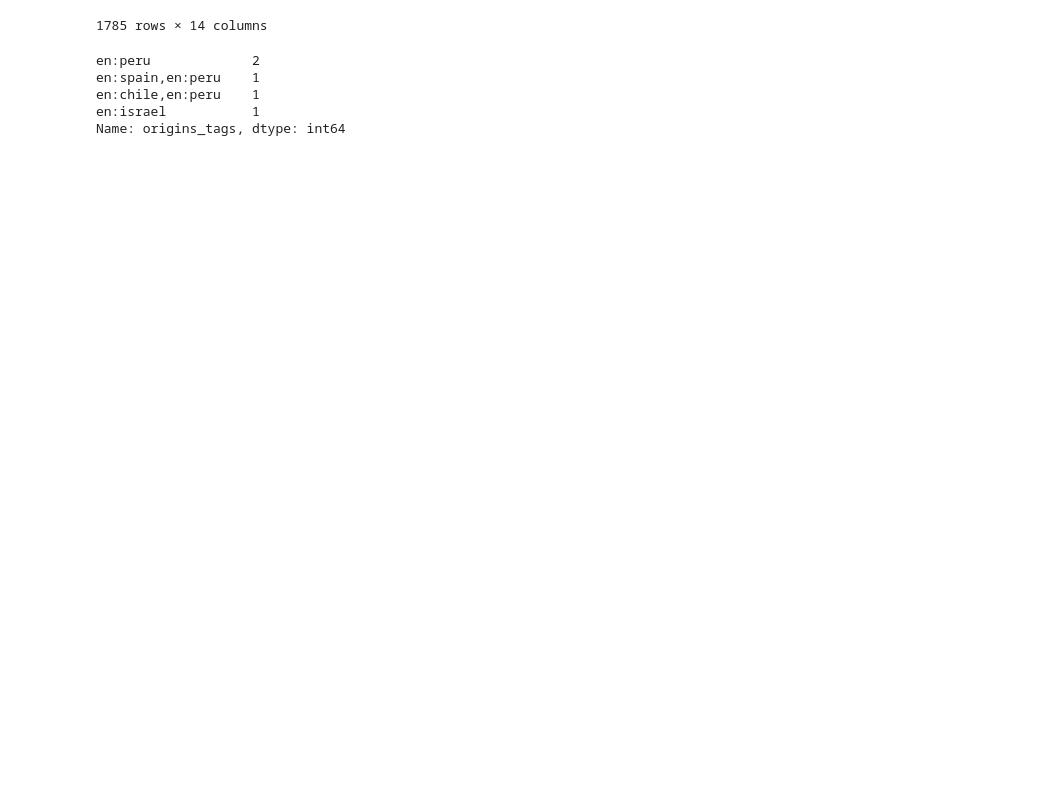
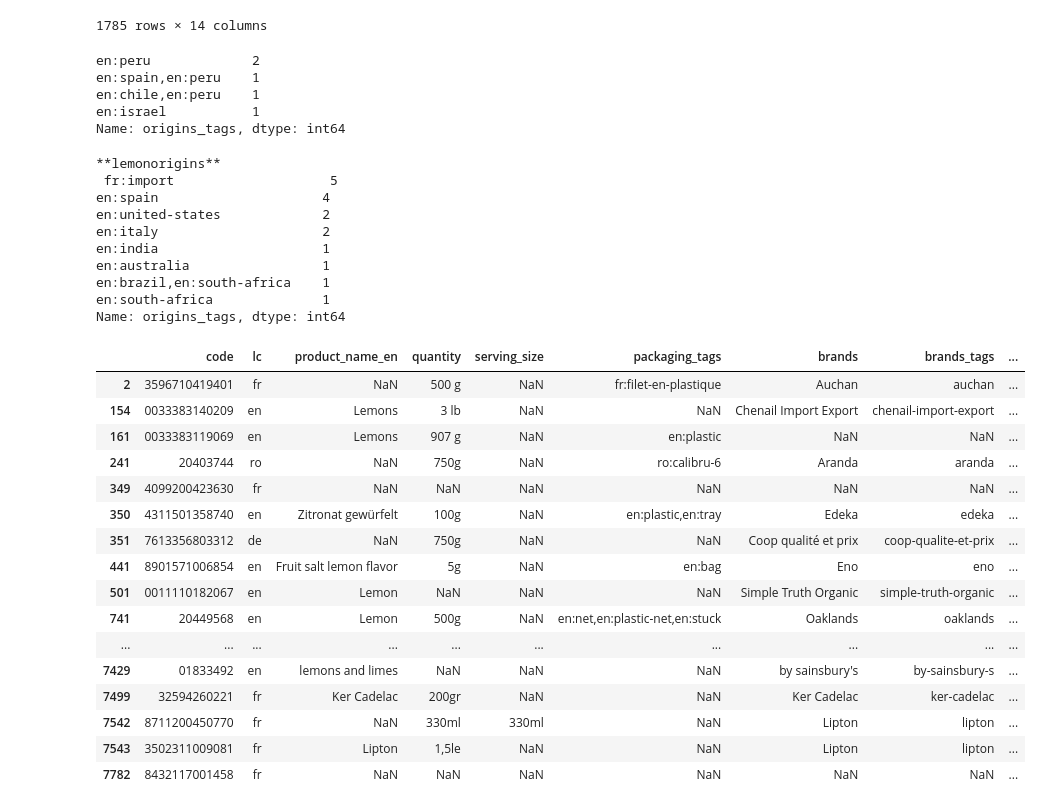
Before and after one commit to JeremyTallant/avocado_toast, a Jupyter notebook: supply_chain.ipynb, the cells around one changed output. Saved outputs shown, nothing was run; the diff lists cells and outputs as text; code cells hidden in the pictures; blank space fills up the shorter version.

Commit message:
read in lemon.csv file with function

```diff
--- a/supply_chain.ipynb
+++ b/supply_chain.ipynb
@@ -71,3 +71,34 @@ def read_and_filter_data(filepath, relevant_categories):
     df = df[df['categories_list'].apply(lambda x: any([i for i in x if i in relevant_categories]))]
     print(f'**{filepath[:-4]}origins**','\n', df['origins_tags'].value_counts(),'\n')
     return df
+# %%
+# Call function on lemon.csv
+read_and_filter_data('lemon.csv', relevant_categories)
+# %% [output]
+**lemonorigins**
+ fr:import                    5
+en:spain                     4
+en:united-states             2
+en:italy                     2
+en:india                     1
+en:australia                 1
+en:brazil,en:south-africa    1
+en:south-africa              1
+Name: origins_tags, dtype: int64
+|  | code | lc | product_name_en | quantity | serving_size | packaging_tags | brands | brands_tags | ... |
+| 2 | 3596710419401 | fr | NaN | 500 g | NaN | fr:filet-en-plastique | Auchan | auchan | ... |
+| 154 | 0033383140209 | en | Lemons | 3 lb | NaN | NaN | Chenail Import Export | chenail-import-export | ... |
+| 161 | 0033383119069 | en | Lemons | 907 g | NaN | en:plastic | NaN | NaN | ... |
+| 241 | 20403744 | ro | NaN | 750g | NaN | ro:calibru-6 | Aranda | aranda | ... |
+| 349 | 4099200423630 | fr | NaN | NaN | NaN | NaN | NaN | NaN | ... |
+| 350 | 4311501358740 | en | Zitronat gewürfelt | 100g | NaN | en:plastic,en:tray | Edeka | edeka | ... |
+| 351 | 7613356803312 | de | NaN | 750g | NaN | NaN | Coop qualité et prix | coop-qualite-et-prix | ... |
+| 441 | 8901571006854 | en | Fruit salt lemon flavor | 5g | NaN | en:bag | Eno | eno | ... |
+| 501 | 0011110182067 | en | Lemon | NaN | NaN | NaN | Simple Truth Organic | simple-truth-organic | ... |
+| 741 | 20449568 | en | Lemon | 500g | NaN | en:net,en:plastic-net,en:stuck | Oaklands | oaklands | ... |
+| ... | ... | ... | ... | ... | ... | ... | ... | ... | ... |
+| 7429 | 01833492 | en | lemons and limes | NaN | NaN | NaN | by sainsbury's | by-sainsbury-s | ... |
+| 7499 | 32594260221 | fr | Ker Cadelac | 200gr | NaN | NaN | Ker Cadelac | ker-cadelac | ... |
+| 7542 | 8711200450770 | fr | NaN | 330ml | 330ml | NaN | Lipton | lipton | ... |
+| 7543 | 3502311009081 | fr | Lipton | 1,5le | NaN | NaN | Lipton | lipton | ... |
+| 7782 | 8432117001458 | fr | NaN | NaN | NaN | NaN | NaN | NaN | ... |
```
